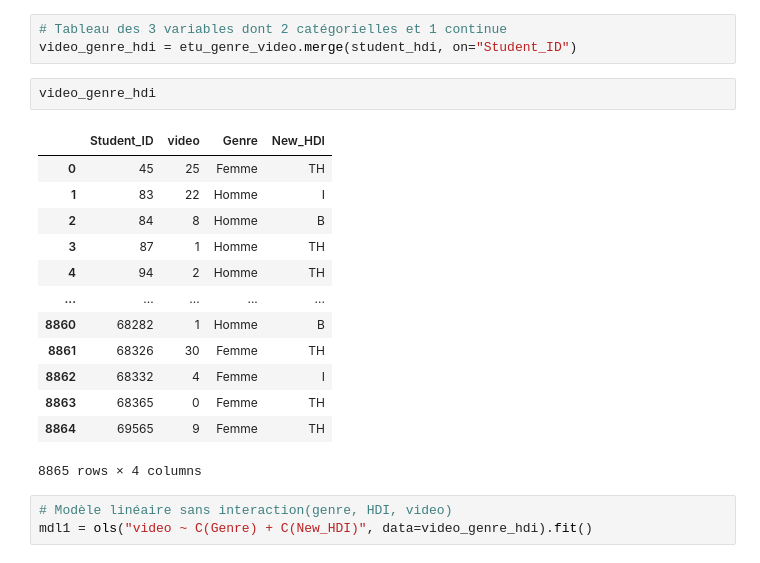
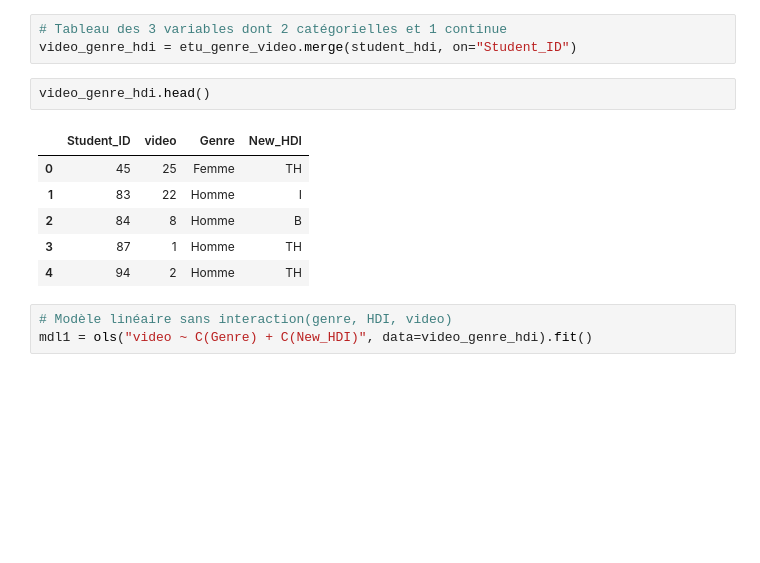
Before and after one commit to smtux/DUDA, a Jupyter notebook: statistique/src/mooc_mertes.ipynb, the cells around one changed output. Cells and saved outputs as stored; diff of their text form; blank space fills up the shorter version.

```diff
--- a/statistique/src/mooc_mertes.ipynb
+++ b/statistique/src/mooc_mertes.ipynb
@@ -704,21 +712,14 @@ student_hdi
 # Tableau des 3 variables dont 2 catégorielles et 1 continue
 video_genre_hdi = etu_genre_video.merge(student_hdi, on="Student_ID")
 # %%
-video_genre_hdi
+video_genre_hdi.head()
 # %% [output]
 |  | Student_ID | video | Genre | New_HDI |
 | 0 | 45 | 25 | Femme | TH |
 | 1 | 83 | 22 | Homme | I |
 | 2 | 84 | 8 | Homme | B |
 | 3 | 87 | 1 | Homme | TH |
 | 4 | 94 | 2 | Homme | TH |
-| ... | ... | ... | ... | ... |
-| 8860 | 68282 | 1 | Homme | B |
-| 8861 | 68326 | 30 | Femme | TH |
-| 8862 | 68332 | 4 | Femme | I |
-| 8863 | 68365 | 0 | Femme | TH |
-| 8864 | 69565 | 9 | Femme | TH |
-8865 rows × 4 columns
 # %%
 # Modèle linéaire sans interaction(genre, HDI, video)
 mdl1 = ols("video ~ C(Genre) + C(New_HDI)", data=video_genre_hdi).fit()
```
Also changed, not shown: parts of 16 cells of this notebook, 11 other files.
